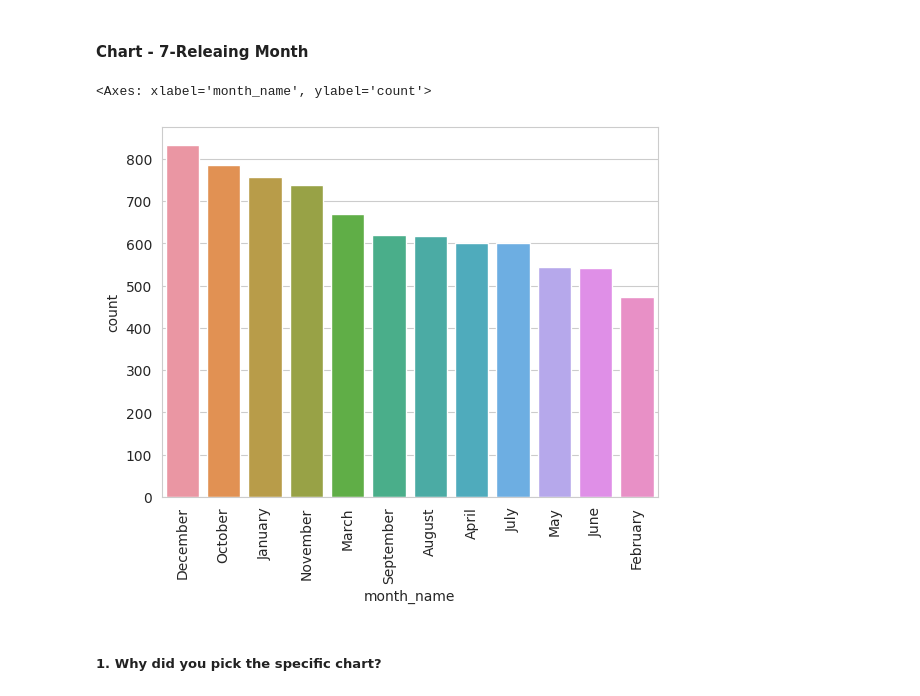
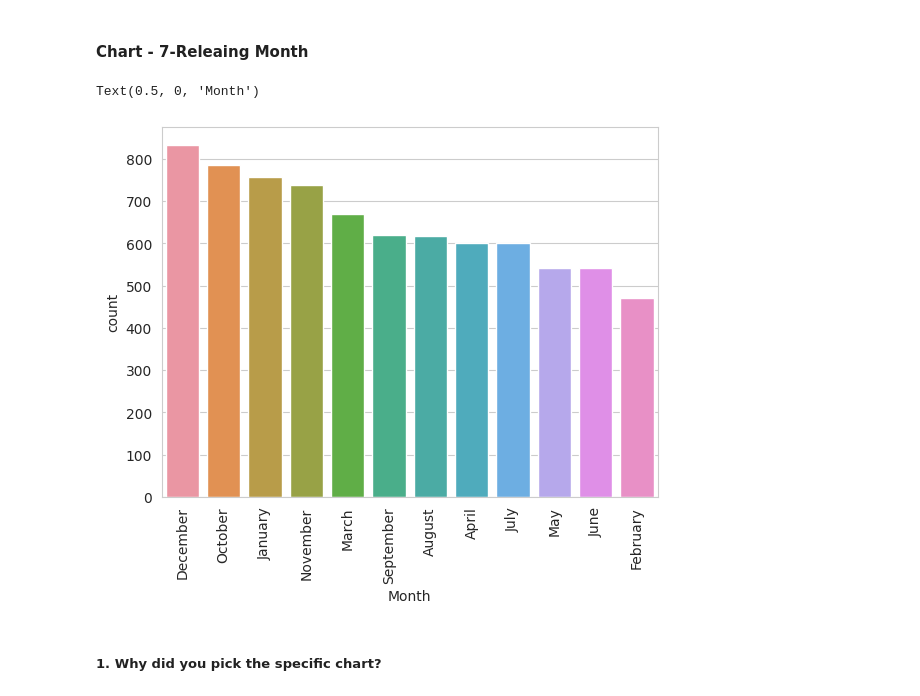
Before and after one commit to Jeetesh-KumarM/CAPSTONE-PROJECT--3--CLUSTERING, a Jupyter notebook: Netflix_Movies_and_TV_Shows_Clustering.ipynb, the cells around one changed output. Cells and saved outputs as stored; diff of their text form; code cells hidden in the pictures.

```diff
--- a/Netflix_Movies_and_TV_Shows_Clustering.ipynb
+++ b/Netflix_Movies_and_TV_Shows_Clustering.ipynb
@@ -504,12 +504,13 @@ Answer Here
 # %%
 # Chart - 7 visualization code
 m={1.0:'January',2.0:'February',3.0:'March',4.0:'April',5.0:'May',6.0:'June',7.0:'July',8.0:'August',9.0:'September',10.0:'October',11.0:'November',12.0:'December'}
 df1['month_name']=df1['month'].replace(m)
 plt.xticks(rotation=90)
 sns.countplot(x=df1['month_name'],order=df1.month_name.value_counts().index)
+plt.xlabel('Month')
 # %% [output]
-<Axes: xlabel='month_name', ylabel='count'>
+Text(0.5, 0, 'Month')
-[figure, old version]
+[figure, new version]
 # %% [markdown]
 ##### 1. Why did you pick the specific chart?
 # %% [markdown]
```
Also changed, not shown: parts of 8 cells of this notebook.
